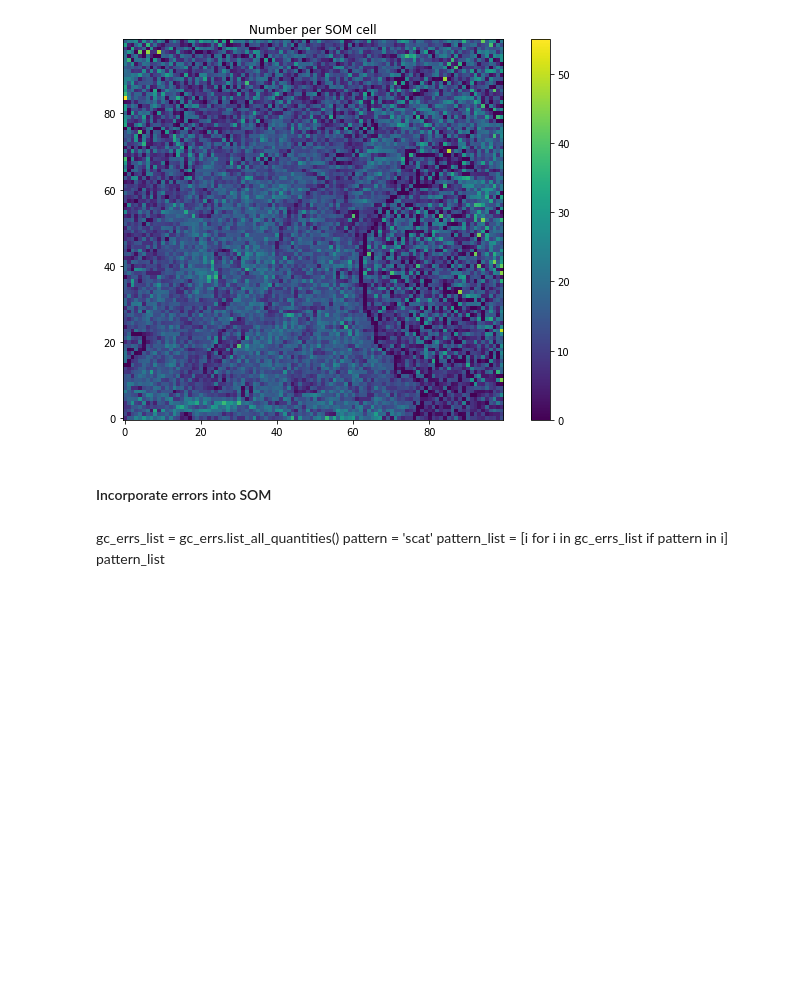
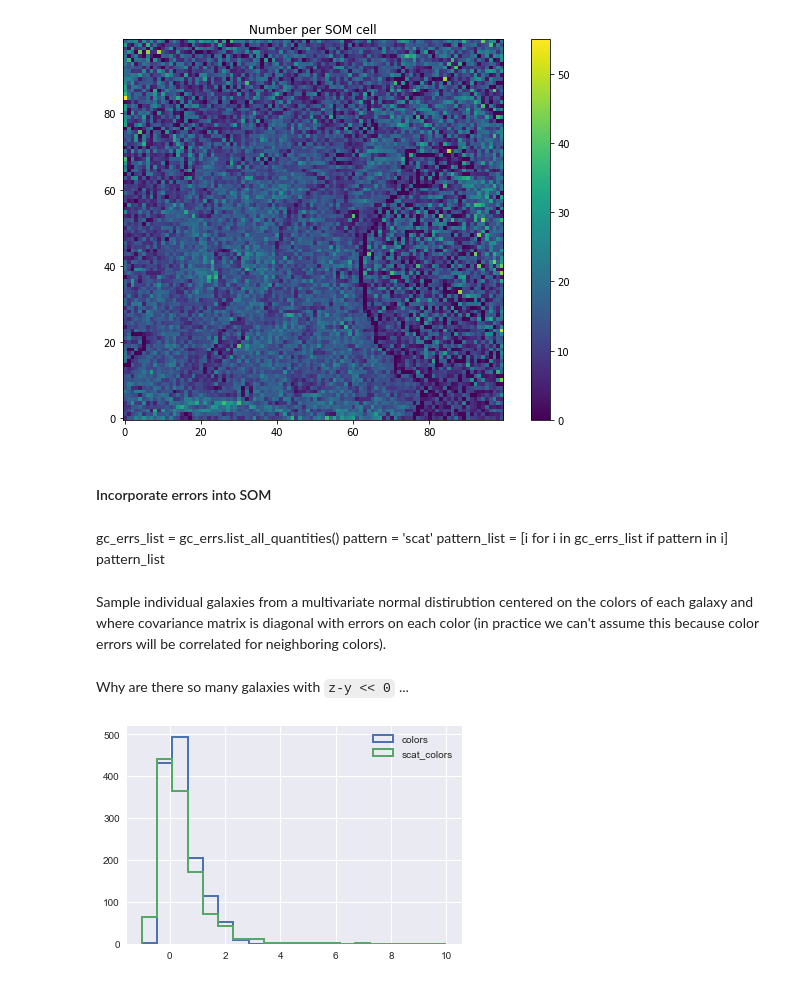
Before and after one commit to LSSTDESC/pz_bayes, a Jupyter notebook: notebooks/feature_likelihood.ipynb, the cells around one changed output. Cells and saved outputs as stored; diff of their text form; code cells hidden in the pictures; blank space fills up the shorter version.

```diff
--- a/notebooks/feature_likelihood.ipynb
+++ b/notebooks/feature_likelihood.ipynb
@@ -172,8 +174,8 @@ if not reload:
     redshift_table = Table(redshift.reshape(-1,1), names=['redshift'])
 
     overwrite = True
-    mags_table.write('../data/feature_likelihood/dc2_mags.fits', format='fits', overwrite=overwrite)
-    colors_table.write('../data/feature_likelihood/dc2_colors.fits', format='fits', overwrite=overwrite)
-    redshift_table.write('../data/feature_likelihood/dc2_redshift.fits', format='fits', overwrite=overwrite)
+    mags_table.write(os.path.join(path, 'dc2_mags.fits'), format='fits', overwrite=overwrite)
+    colors_table.write(os.path.join(path, 'dc2_colors.fits'), format='fits', overwrite=overwrite)
+    redshift_table.write(os.path.join(path, 'dc2_redshift.fits'), format='fits', overwrite=overwrite)
 # %%
 if reload:
@@ -525,8 +542,29 @@ if not reload:
     colors_table.write('../data/feature_likelihood/dc2_scat_colors.fits', format='fits', overwrite=overwrite)
     color_errs_table.write('../data/feature_likelihood/dc2_scat_color_errs.fits', format='fits', overwrite=overwrite)
     redshift_table.write('../data/feature_likelihood/dc2_scat_redshift.fits', format='fits', overwrite=overwrite)
+# %%
+if reload:
+    scat_mags = Table.read(os.path.join(path, 'dc2_scat_mags.fits'), format='fits')
+    scat_mag_errs = Table.read(os.path.join(path, 'dc2_scat_mag_errs.fits'), format='fits')
+    scat_colors = Table.read(os.path.join(path, 'dc2_scat_colors.fits'), format='fits')
+    scat_color_errs = Table.read(os.path.join(path, 'dc2_scat_color_errs.fits'), format='fits')
+    scat_redshift = Table.read(os.path.join(path, 'dc2_scat_redshift.fits'), format='fits')
+    assert len(mags) == len(mag_errs) == len(colors) == len(color_errs) == len(redshift)
 # %% [markdown]
 gc_errs_list = gc_errs.list_all_quantities()
 pattern = 'scat'
 pattern_list = [i for i in gc_errs_list if pattern in i]
 pattern_list
+# %% [markdown]
+Sample individual galaxies from a multivariate normal distirubtion centered on the colors of each galaxy and where covariance matrix is diagonal with errors on each color (in practice we can't assume this because color errors will be correlated for neighboring colors).
+# %% [markdown]
+Why are there so many galaxies with `z-y << 0` ...
+# %%
+plt.hist(colors[dc2_indices_periodic]['u-g'][::100], bins=20, histtype='step', lw=2,
+         label='colors', range=(-1,10))
+plt.hist(scat_colors[dc2_indices_periodic]['u-g'][::100], bins=20, histtype='step', lw=2,
+         label='scat_colors', range=(-1,10))
+plt.legend()
+plt.show()
+# %% [output]
+[figure, added]
```
Also changed, not shown: parts of 45 cells of this notebook.
